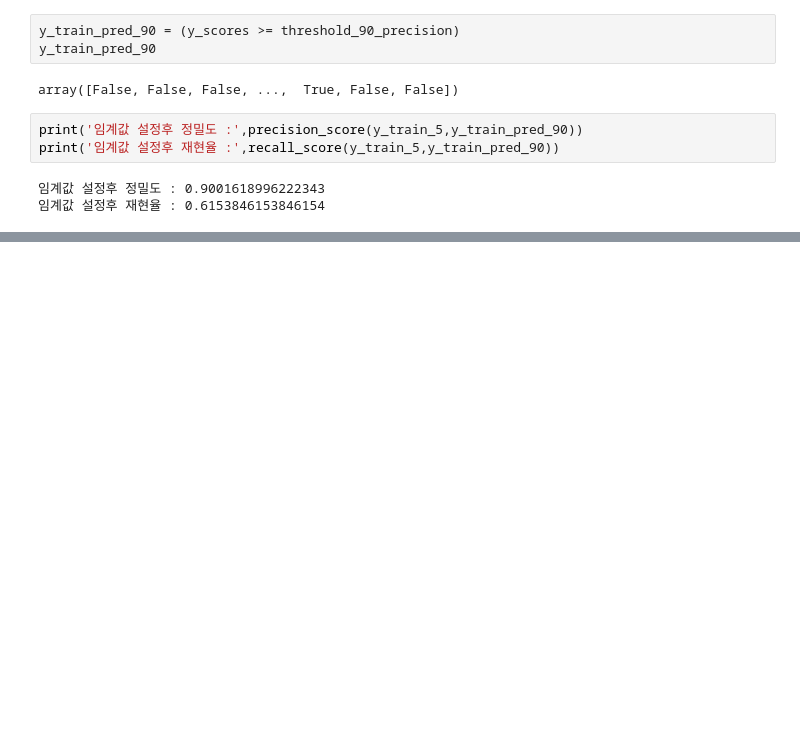
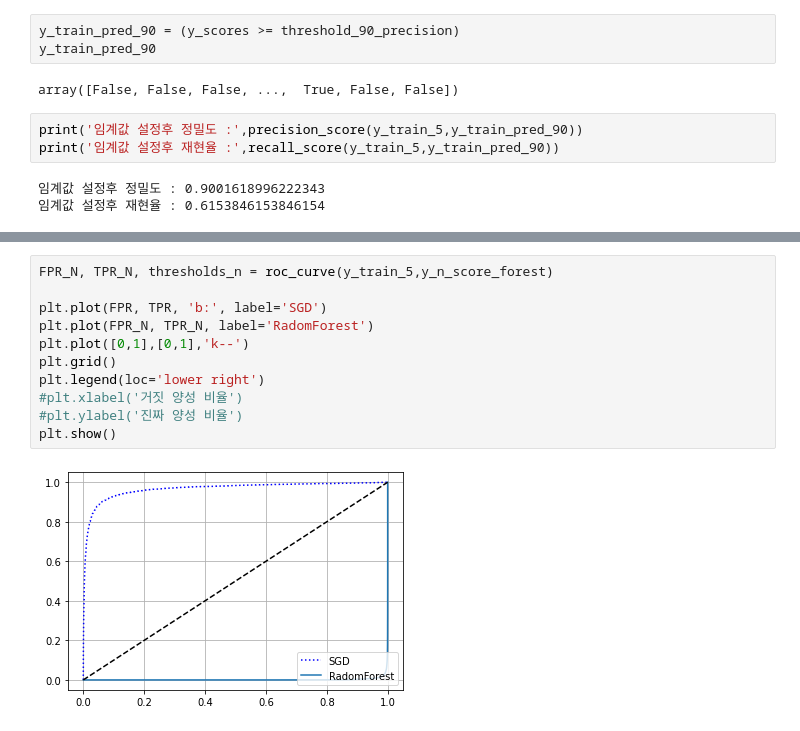
Before and after one commit to Ash-Stat/An-Si-Hyun, a Jupyter notebook: 분류알고리즘정리.ipynb, the cells around one changed output, grey strips where cells are left out. Saved outputs shown, nothing was run; the diff lists cells and outputs as text; blank space fills up the shorter version.

```diff
--- a/분류알고리즘정리.ipynb
+++ b/분류알고리즘정리.ipynb
@@ -561,0 +688,13 @@ print('임계값 설정후 재현율 :',recall_score(y_train_5,y_train_pred_90))
+# %%
+FPR_N, TPR_N, thresholds_n = roc_curve(y_train_5,y_n_score_forest)
+
+plt.plot(FPR, TPR, 'b:', label='SGD')
+plt.plot(FPR_N, TPR_N, label='RadomForest')
+plt.plot([0,1],[0,1],'k--')
+plt.grid()
+plt.legend(loc='lower right')
+#plt.xlabel('거짓 양성 비율')
+#plt.ylabel('진짜 양성 비율')
+plt.show()
+# %% [output]
+[figure, added]
```
Also changed, not shown: parts of 19 cells of this notebook.
